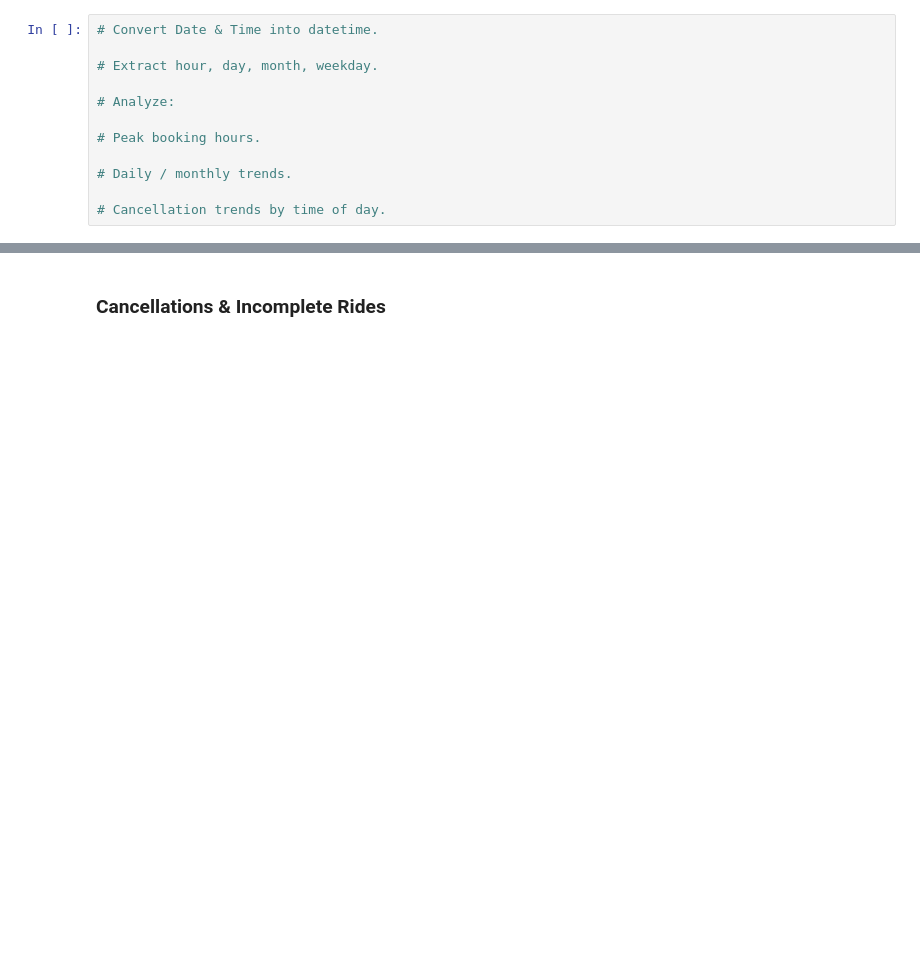
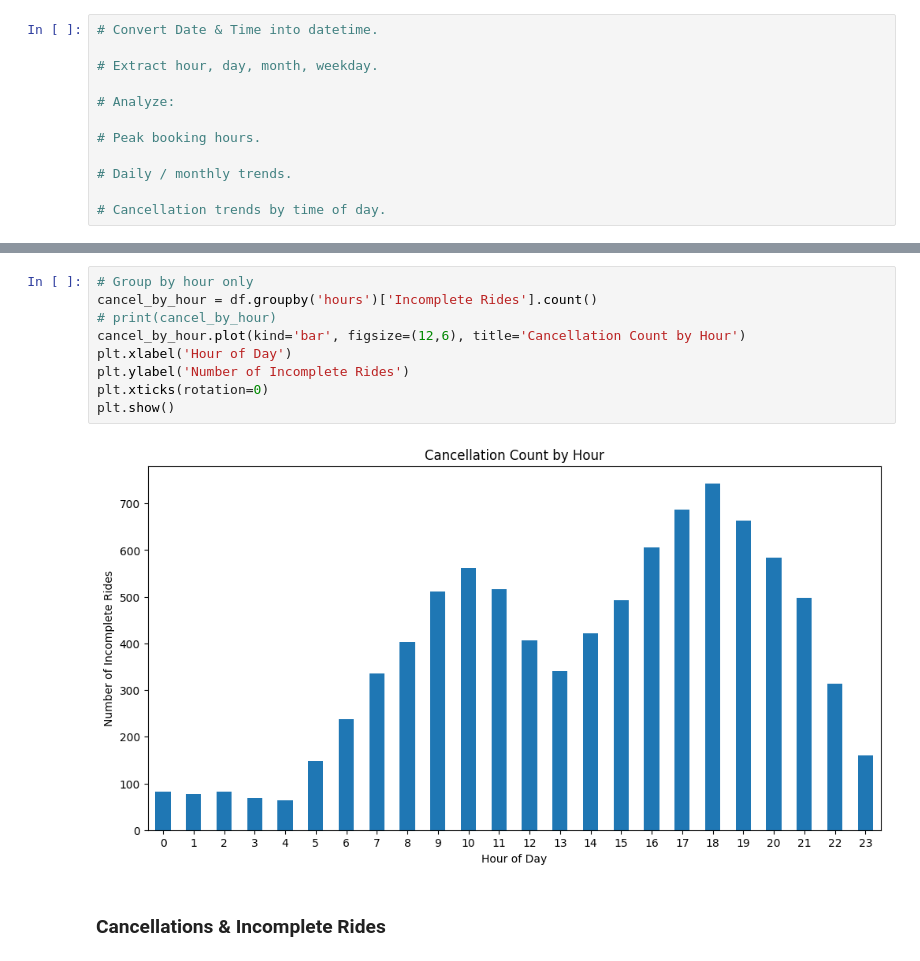
Before and after one commit to ARUN-R-DAS/uber_data_analysis, a Jupyter notebook: uber.ipynb, the cells around one changed output, grey strips where cells are left out. Drawn from its saved outputs; the diff is of its cells as text; blank space fills up the shorter version.

Commit message:
cancellations and incomplete rides

```diff
--- a/uber.ipynb
+++ b/uber.ipynb
@@ -446,3 +474,14 @@ plt.show()
+# %%
+# Group by hour only
+cancel_by_hour = df.groupby('hours')['Incomplete Rides'].count()
+# print(cancel_by_hour)
+cancel_by_hour.plot(kind='bar', figsize=(12,6), title='Cancellation Count by Hour')
+plt.xlabel('Hour of Day')
+plt.ylabel('Number of Incomplete Rides')
+plt.xticks(rotation=0)
+plt.show()
+# %% [output]
+[figure, added]
 # %% [markdown]
 ### Cancellations & Incomplete Rides
 # %%
```
Also changed, not shown: parts of 13 cells of this notebook.
